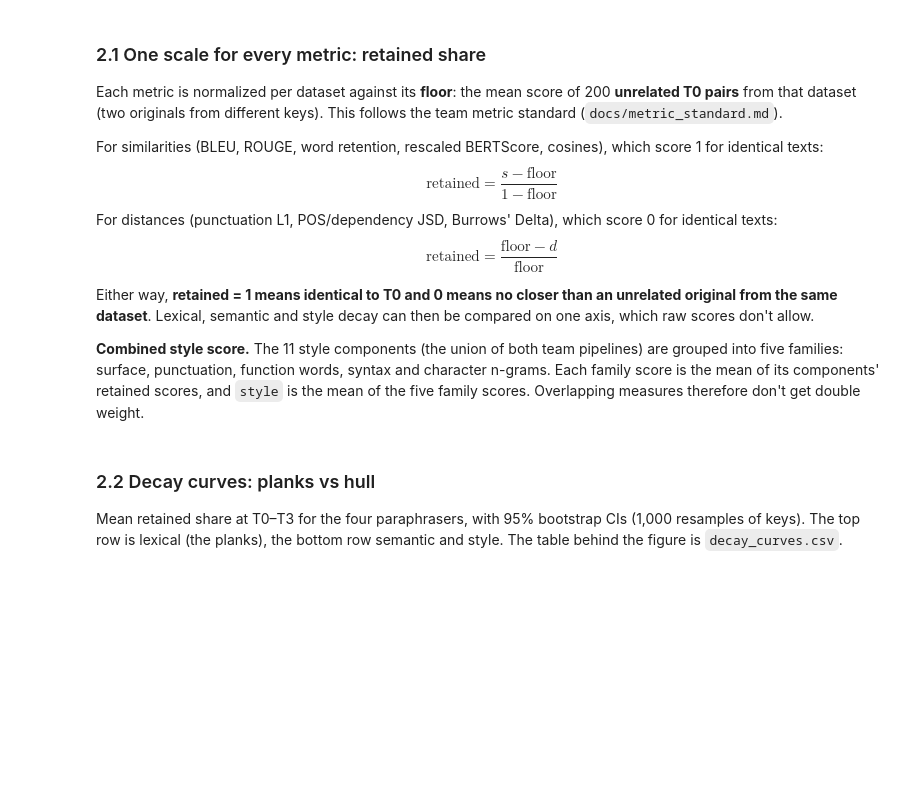
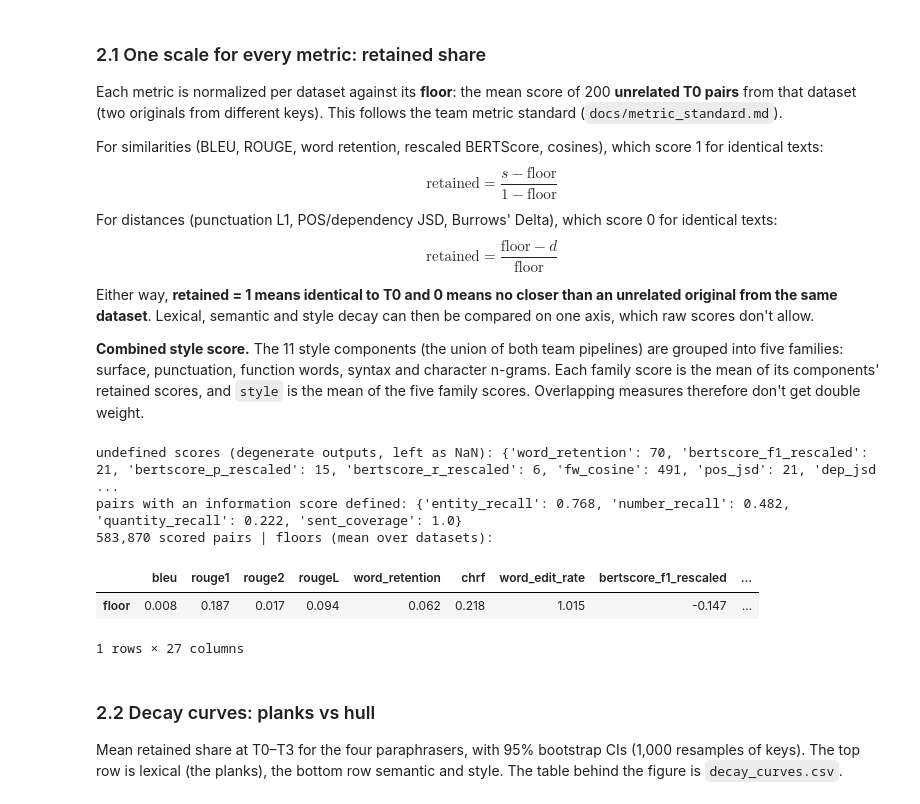
Before and after one commit to Samer-4/multilingual-ship-of-theseus, a Jupyter notebook: notebooks/sot_analysis.ipynb, the cells around one changed output. Cells and saved outputs as stored; diff of their text form; code cells hidden in the pictures; blank space fills up the shorter version.

```diff
--- a/notebooks/sot_analysis.ipynb
+++ b/notebooks/sot_analysis.ipynb
@@ -279,44 +413,71 @@ from pilot.metrics import STYLE_FAMILIES, add_style_composite, retained
 
 KEYS = ID + ["variant", "round", "kind"]
 STYLE = STYLE_COMPONENTS
-METRICS = LEXICAL + SEMANTIC + STYLE          # raw scores; each gets a *_ret column below
+LEXICAL_ALL = LEXICAL + ["chrf", "word_edit_rate"]   # + Samer's lexical metrics
+SEMANTIC_ALL = SEMANTIC + ["e5_cosine"]              # + Samer's E5 cosine
+CORE = LEXICAL + SEMANTIC + STYLE                     # defined for every non-degenerate pair
+METRICS = LEXICAL_ALL + SEMANTIC_ALL + STYLE + INFORMATION   # raw scores; each gets a *_ret column below
 FAMILIES = [f"style_fam_{f}" for f in STYLE_FAMILIES]
 RET_METRICS = METRICS + FAMILIES + ["style"]  # everything on the retained scale (style = combined score)
 NAME = {"bleu": "BLEU", "rouge1": "ROUGE-1", "rouge2": "ROUGE-2", "rougeL": "ROUGE-L",
-        "word_retention": "Word retention (content words)",
+        "word_retention": "Word retention (content words)", "chrf": "chrF", "word_edit_rate": "Word edit rate",
         "bertscore_f1_rescaled": "BERTScore F1 (rescaled)", "bertscore_p_rescaled": "BERTScore precision (rescaled)",
-        "bertscore_r_rescaled": "BERTScore recall (rescaled)", "mpnet_cosine": "MPNet cosine",
+        "bertscore_r_rescaled": "BERTScore recall (rescaled)", "mpnet_cosine": "MPNet cosine", "e5_cosine": "E5 cosine",
         "style": "Style (combined)",
         "style_surface": "Surface (z-cosine)", "style_punctuation": "Punctuation (z-cosine)", "punct_l1": "Punctuation L1",
         "style_function_words": "Function words (z-cosine)", "fw_cosine": "Function-word cosine",
         "burrows_delta": "Burrows' Delta", "style_syntax_pos": "POS (z-cosine)", "pos_jsd": "POS JSD",
         "dep_jsd": "Dependency JSD", "style_charngram": "Char 2-4-gram TF-IDF", "char3_cosine": "Char 3-gram cosine",
+        "entity_recall": "Entity recall", "number_recall": "Number recall", "quantity_recall": "Quantity recall",
+        "sent_coverage": "Sentence coverage",
         **{f"style_fam_{f}": f"Style: {f.replace('_', ' ')}" for f in STYLE_FAMILIES}}
 
 scores = (lex.merge(sem, on=KEYS, how="left", validate="1:1")
-             .merge(style, on=KEYS, how="left", validate="1:1"))
+             .merge(style, on=KEYS, how="left", validate="1:1")
+             .merge(extra, on=KEYS, how="left", validate="1:1"))
 assert len(scores) == len(lex), "pairs lost in the merge"
-missing = scores[METRICS].isna().sum()
+missing = scores[CORE + ["chrf", "word_edit_rate", "e5_cosine"]].isna().sum()
 # Undefined, not missing: word retention when the reference has no content words, BERTScore precision
 # when the output is empty, style distributions of an empty text (degenerate outputs). Left as NaN.
-assert missing.sum() < 0.001 * len(scores) * len(METRICS), f"too many undefined scores: {missing[missing > 0].to_dict()}"
+# Information recalls are undefined (NaN) whenever the original has no entities / numbers / quantities.
+assert missing.sum() < 0.001 * len(scores) * len(missing), f"too many undefined scores: {missing[missing > 0].to_dict()}"
 print("undefined scores (degenerate outputs, left as NaN):", missing[missing > 0].to_dict())
+print("pairs with an information score defined:", scores[INFORMATION].notna().mean().round(3).to_dict())
 p = pairs.reset_index(drop=True)
 scores = scores.merge(p.assign(len_ratio=p.hyp.str.split().str.len() / p.ref.str.split().str.len())[KEYS + ["len_ratio"]],
                       on=KEYS, validate="1:1")
 
-# Floors: mean score of the unrelated T0 pairs of each dataset.
+# Heuristic content warnings (Samer's definitions; warnings, not validated errors). Raw shares, not normalized.
+scores["flag_entity_loss"] = scores.entities_lost.fillna(0) > 0
+scores["flag_number_change"] = (scores.numbers_lost.fillna(0) + scores.numbers_added.fillna(0)) > 0
+scores["flag_sentence_omission"] = scores.sentences_uncovered.fillna(0) > 0
+FLAGS = ["flag_entity_loss", "flag_number_change", "flag_sentence_omission"]
+scores["flag_any_content_warning"] = scores[FLAGS].any(axis=1)
+
+# Floors: mean score of the unrelated T0 pairs of each dataset. Exception: word edit rate is unbounded
+# (edits / ref words), and unrelated pairs with a very short reference reach 30-85, which drags the mean to ~2.6
+# while the typical unrelated pair is ~1.0. Its floor is the median, so a near-total rewrite scores ~0 retained.
 floor_all = (floor_lex.assign(floor_id=floors.floor_id.to_numpy())[["dataset", "floor_id"] + LEXICAL]
              .merge(floor_sem, on=["dataset", "floor_id"], validate="1:1")
-             .merge(floor_style, on=["dataset", "floor_id"], validate="1:1"))
+             .merge(floor_style, on=["dataset", "floor_id"], validate="1:1")
+             .merge(floor_extra, on=["dataset", "floor_id"], validate="1:1"))
+MEDIAN_FLOOR = ["word_edit_rate"]
 floor = floor_all.groupby("dataset")[METRICS].mean()
+floor[MEDIAN_FLOOR] = floor_all.groupby("dataset")[MEDIAN_FLOOR].median()
 for m in METRICS:
     scores[f"{m}_ret"] = retained(scores[m], scores.dataset.map(floor[m]), m)
 scores = add_style_composite(scores)
 
 floor.round(3).to_csv(OUT / "floors_by_dataset.csv")
 print(f"{len(scores):,} scored pairs | floors (mean over datasets):")
 floor.mean().round(3).to_frame("floor").T
+# %% [output]
+undefined scores (degenerate outputs, left as NaN): {'word_retention': 70, 'bertscore_f1_rescaled': 21, 'bertscore_p_rescaled': 15, 'bertscore_r_rescaled': 6, 'fw_cosine': 491, 'pos_jsd': 21, 'dep_jsd ...
+pairs with an information score defined: {'entity_recall': 0.768, 'number_recall': 0.482, 'quantity_recall': 0.222, 'sent_coverage': 1.0}
+583,870 scored pairs | floors (mean over datasets):
+|  | bleu | rouge1 | rouge2 | rougeL | word_retention | chrf | word_edit_rate | bertscore_f1_rescaled | ... |
+| floor | 0.008 | 0.187 | 0.017 | 0.094 | 0.062 | 0.218 | 1.015 | -0.147 | ... |
+1 rows × 27 columns
 # %% [markdown]
 ### 2.2 Decay curves: planks vs hull
 
```
Also changed, not shown: parts of 13 cells of this notebook, 14 other files.
